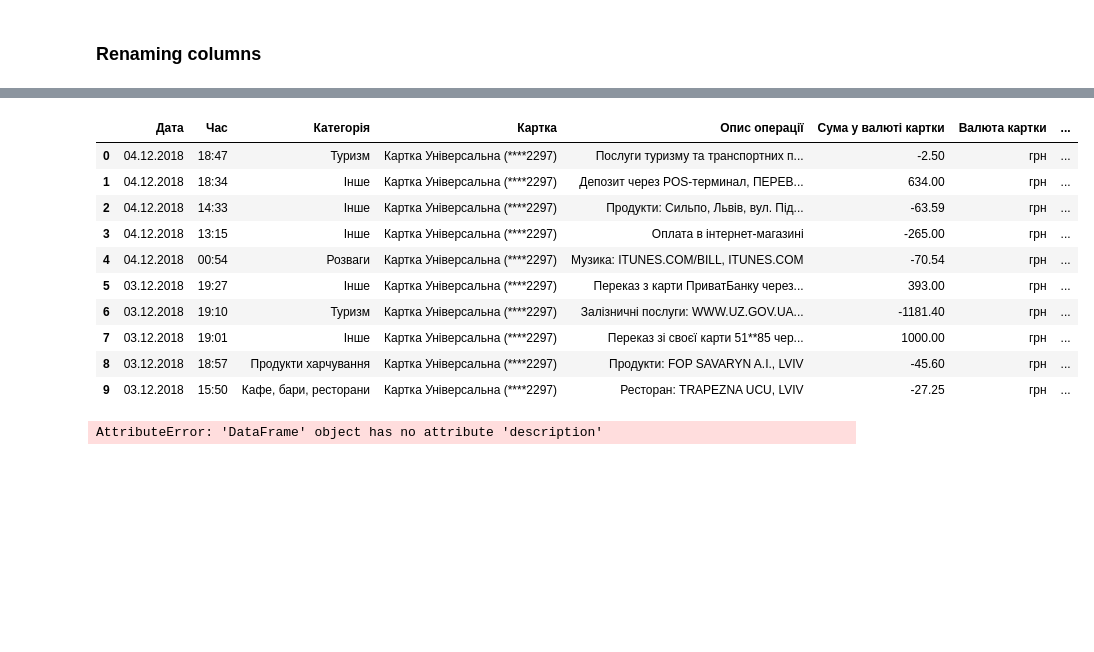
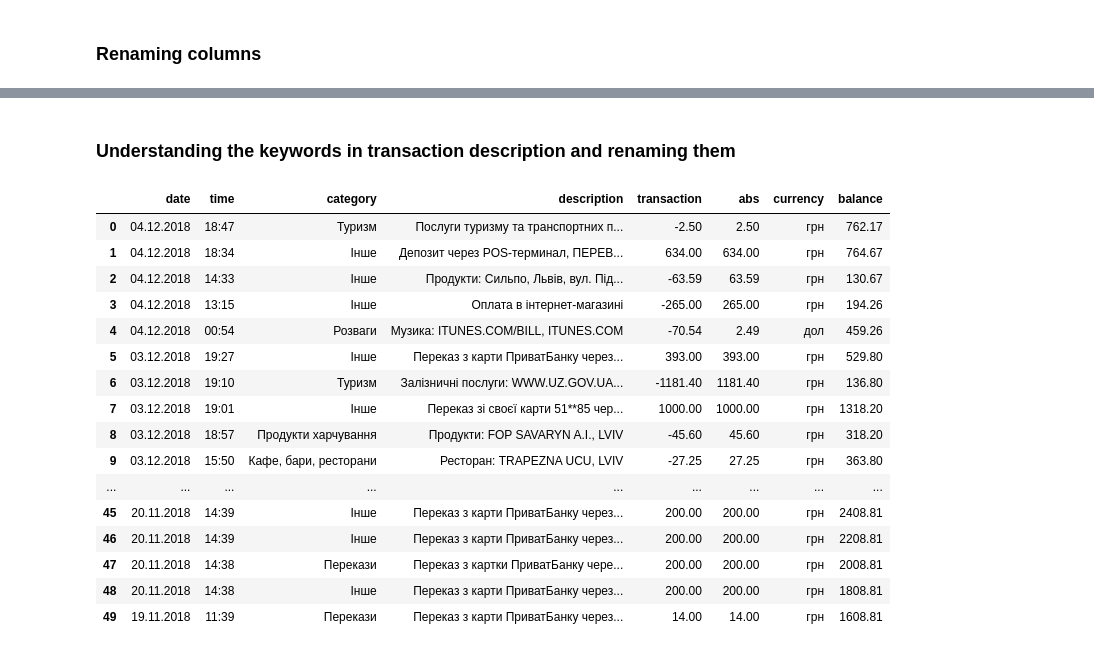
Before and after one commit to tbatsenko/data_processing_pb_analysis, a Jupyter notebook: Money analysis - privatbank.ipynb, the cells around one changed output, grey strips where cells are left out. Cells and saved outputs as stored; diff of their text form; code cells hidden in the pictures; blank space fills up the shorter version.

```diff
--- a/Money analysis - privatbank.ipynb
+++ b/Money analysis - privatbank.ipynb
@@ -24,5 +24,5 @@ Goals:
 # %%
 import pandas as pd
 # %%
-df = pd.read_csv("statements.csv", encoding="utf_8")
+df = pd.read_csv("statements.csv")
 # %%
@@ -86,11 +67,0 @@ df.head(40)
-# %%
-df = df.replace({'Туризм': 'tourism',
- 'Продукти': 'food',
- 'Музика': 'music',
- 'Сильпо': 'silpo',
- 'Одяг': 'clothes',
- 'ЛИМУЗИНЫ': 'taxi',
- 'UKLON': 'taxi',
- 'Кава': 'coffee',
- 'Послуги туризму та транспортних перевезень': 'tram',
- 'KINOMARKET': 'cinema'})
@@ -138,11 +89,0 @@ df.head(10)
-# %%
-df['description'] = df['description'].replace({'Туризм': 'tourism',
- 'Продукти': 'food',
- 'Музика': 'music',
- 'Сильпо': 'silpo',
- 'Одяг': 'clothes',
- 'ЛИМУЗИНЫ': 'taxi',
- 'UKLON': 'taxi',
- 'Кава': 'coffee',
- 'Послуги туризму та транспортних перевезень': 'tram',
- 'KINOMARKET': 'cinema'})
@@ -151,18 +169,22 @@ KeyError: 'description'
+# %% [markdown]
+### Understanding the keywords in transaction description and renaming them
 # %%
-df.head(10)
+df.head(50)
 # %% [output]
-|  | Дата | Час | Категорія | Картка | Опис операції | Сума у валюті картки | Валюта картки | ... |
-| 0 | 04.12.2018 | 18:47 | Туризм | Картка Універсальна (****2297) | Послуги туризму та транспортних п... | -2.50 | грн | ... |
-| 1 | 04.12.2018 | 18:34 | Інше | Картка Універсальна (****2297) | Депозит через POS-терминал, ПЕРЕВ... | 634.00 | грн | ... |
-| 2 | 04.12.2018 | 14:33 | Інше | Картка Універсальна (****2297) | Продукти: Сильпо, Львiв, вул. Пiд... | -63.59 | грн | ... |
-| 3 | 04.12.2018 | 13:15 | Інше | Картка Універсальна (****2297) | Оплата в інтернет-магазині | -265.00 | грн | ... |
-| 4 | 04.12.2018 | 00:54 | Розваги | Картка Універсальна (****2297) | Музика: ITUNES.COM/BILL, ITUNES.COM | -70.54 | грн | ... |
-| 5 | 03.12.2018 | 19:27 | Інше | Картка Універсальна (****2297) | Переказ з карти ПриватБанку через... | 393.00 | грн | ... |
-| 6 | 03.12.2018 | 19:10 | Туризм | Картка Універсальна (****2297) | Залізничні послуги: WWW.UZ.GOV.UA... | -1181.40 | грн | ... |
-| 7 | 03.12.2018 | 19:01 | Інше | Картка Універсальна (****2297) | Переказ зі своєї карти 51**85 чер... | 1000.00 | грн | ... |
-| 8 | 03.12.2018 | 18:57 | Продукти харчування | Картка Універсальна (****2297) | Продукти: FOP SAVARYN A.I., LVIV | -45.60 | грн | ... |
-| 9 | 03.12.2018 | 15:50 | Кафе, бари, ресторани | Картка Універсальна (****2297) | Ресторан: TRAPEZNA UCU, LVIV | -27.25 | грн | ... |
+|  | date | time | category | description | transaction | abs | currency | balance |
+| 0 | 04.12.2018 | 18:47 | Туризм | Послуги туризму та транспортних п... | -2.50 | 2.50 | грн | 762.17 |
+| 1 | 04.12.2018 | 18:34 | Інше | Депозит через POS-терминал, ПЕРЕВ... | 634.00 | 634.00 | грн | 764.67 |
+| 2 | 04.12.2018 | 14:33 | Інше | Продукти: Сильпо, Львiв, вул. Пiд... | -63.59 | 63.59 | грн | 130.67 |
+| 3 | 04.12.2018 | 13:15 | Інше | Оплата в інтернет-магазині | -265.00 | 265.00 | грн | 194.26 |
+| 4 | 04.12.2018 | 00:54 | Розваги | Музика: ITUNES.COM/BILL, ITUNES.COM | -70.54 | 2.49 | дол | 459.26 |
+| 5 | 03.12.2018 | 19:27 | Інше | Переказ з карти ПриватБанку через... | 393.00 | 393.00 | грн | 529.80 |
+| 6 | 03.12.2018 | 19:10 | Туризм | Залізничні послуги: WWW.UZ.GOV.UA... | -1181.40 | 1181.40 | грн | 136.80 |
+| 7 | 03.12.2018 | 19:01 | Інше | Переказ зі своєї карти 51**85 чер... | 1000.00 | 1000.00 | грн | 1318.20 |
+| 8 | 03.12.2018 | 18:57 | Продукти харчування | Продукти: FOP SAVARYN A.I., LVIV | -45.60 | 45.60 | грн | 318.20 |
+| 9 | 03.12.2018 | 15:50 | Кафе, бари, ресторани | Ресторан: TRAPEZNA UCU, LVIV | -27.25 | 27.25 | грн | 363.80 |
+| ... | ... | ... | ... | ... | ... | ... | ... | ... |
+| 45 | 20.11.2018 | 14:39 | Інше | Переказ з карти ПриватБанку через... | 200.00 | 200.00 | грн | 2408.81 |
+| 46 | 20.11.2018 | 14:39 | Інше | Переказ з карти ПриватБанку через... | 200.00 | 200.00 | грн | 2208.81 |
+| 47 | 20.11.2018 | 14:38 | Перекази | Переказ з картки ПриватБанку чере... | 200.00 | 200.00 | грн | 2008.81 |
+| 48 | 20.11.2018 | 14:38 | Інше | Переказ з карти ПриватБанку через... | 200.00 | 200.00 | грн | 1808.81 |
+| 49 | 19.11.2018 | 11:39 | Перекази | Переказ з карти ПриватБанку через... | 14.00 | 14.00 | грн | 1608.81 |
-# %%
-df.description
-# %% [output]
-AttributeError: 'DataFrame' object has no attribute 'description'
```
Also changed, not shown: parts of 48 cells of this notebook, 3 other files.
